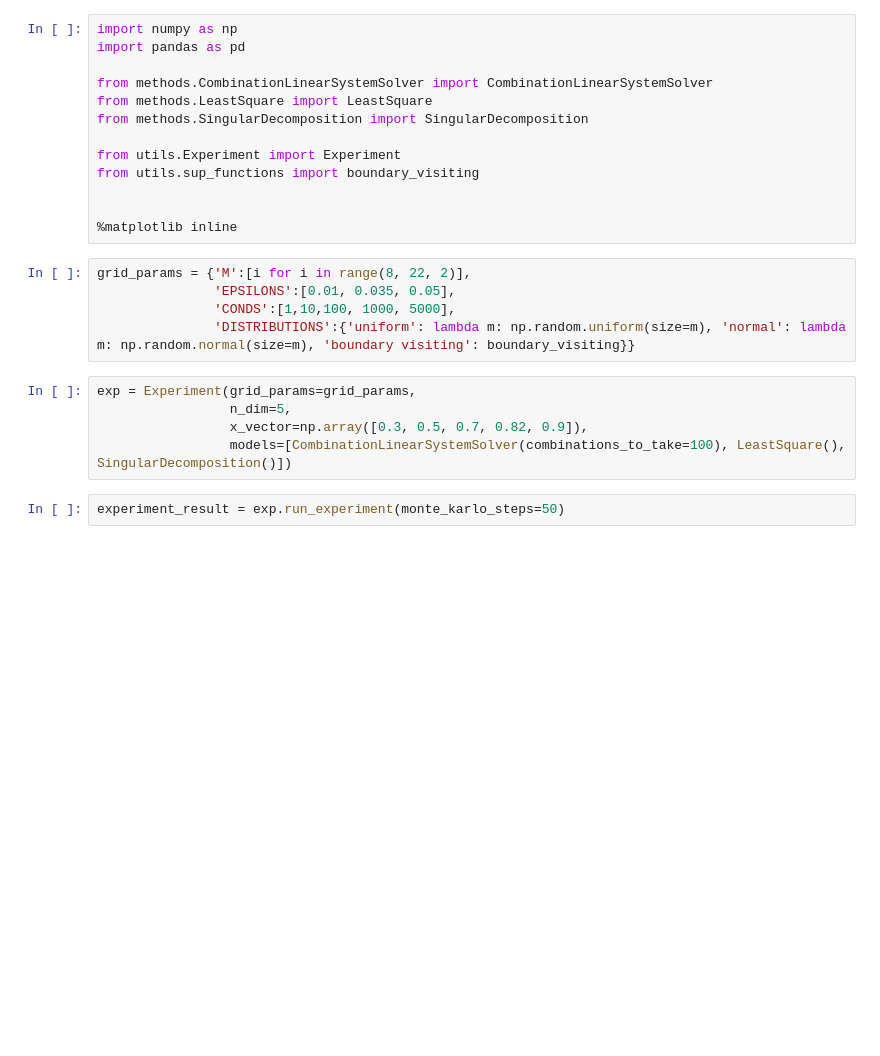
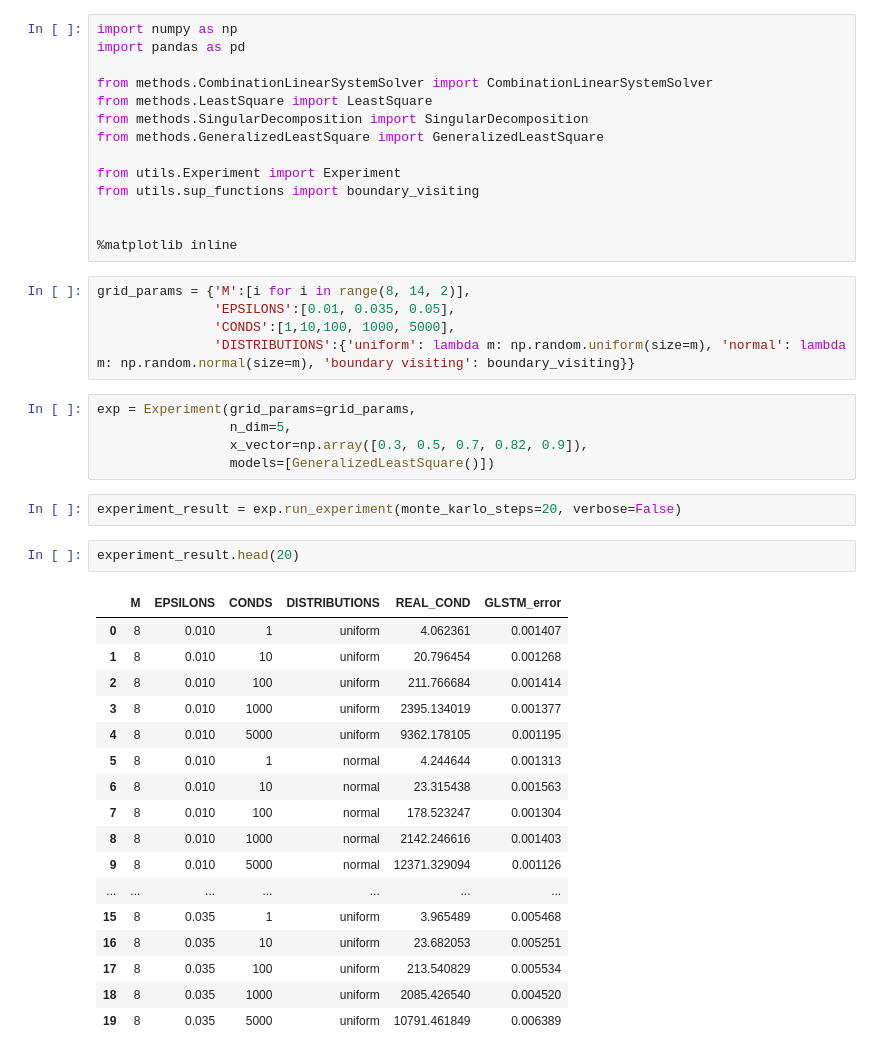
Before and after one commit to VSydorskyy/IASAGameTheory, a Jupyter notebook: example.ipynb, the cells around one changed output. Drawn from its saved outputs; the diff is of its cells as text; blank space fills up the shorter version.

```diff
--- a/example.ipynb
+++ b/example.ipynb
@@ -5,6 +5,7 @@ import pandas as pd
 from methods.CombinationLinearSystemSolver import CombinationLinearSystemSolver
 from methods.LeastSquare import LeastSquare
 from methods.SingularDecomposition import SingularDecomposition
+from methods.GeneralizedLeastSquare import GeneralizedLeastSquare
 
 from utils.Experiment import Experiment
 from utils.sup_functions import boundary_visiting
@@ -12,7 +13,7 @@ from utils.sup_functions import boundary_visiting
 
 %matplotlib inline
 # %%
-grid_params = {'M':[i for i in range(8, 22, 2)],
+grid_params = {'M':[i for i in range(8, 14, 2)],
                'EPSILONS':[0.01, 0.035, 0.05],
                'CONDS':[1,10,100, 1000, 5000],
                'DISTRIBUTIONS':{'uniform': lambda m: np.random.uniform(size=m), 'normal': lambda m: np.random.normal(size=m), 'boundary visiting': boundary_visiting}}
@@ -20,7 +21,27 @@ grid_params = {'M':[i for i in range(8, 22, 2)],
 exp = Experiment(grid_params=grid_params,
                  n_dim=5,
                  x_vector=np.array([0.3, 0.5, 0.7, 0.82, 0.9]),
-                 models=[CombinationLinearSystemSolver(combinations_to_take=100), LeastSquare(), SingularDecomposition()])
+                 models=[GeneralizedLeastSquare()])
 # %%
-experiment_result = exp.run_experiment(monte_karlo_steps=50)
+experiment_result = exp.run_experiment(monte_karlo_steps=20, verbose=False)
+# %%
+experiment_result.head(20)
+# %% [output]
+|  | M | EPSILONS | CONDS | DISTRIBUTIONS | REAL_COND | GLSTM_error |
+| 0 | 8 | 0.010 | 1 | uniform | 4.062361 | 0.001407 |
+| 1 | 8 | 0.010 | 10 | uniform | 20.796454 | 0.001268 |
+| 2 | 8 | 0.010 | 100 | uniform | 211.766684 | 0.001414 |
+| 3 | 8 | 0.010 | 1000 | uniform | 2395.134019 | 0.001377 |
+| 4 | 8 | 0.010 | 5000 | uniform | 9362.178105 | 0.001195 |
+| 5 | 8 | 0.010 | 1 | normal | 4.244644 | 0.001313 |
+| 6 | 8 | 0.010 | 10 | normal | 23.315438 | 0.001563 |
+| 7 | 8 | 0.010 | 100 | normal | 178.523247 | 0.001304 |
+| 8 | 8 | 0.010 | 1000 | normal | 2142.246616 | 0.001403 |
+| 9 | 8 | 0.010 | 5000 | normal | 12371.329094 | 0.001126 |
+| ... | ... | ... | ... | ... | ... | ... |
+| 15 | 8 | 0.035 | 1 | uniform | 3.965489 | 0.005468 |
+| 16 | 8 | 0.035 | 10 | uniform | 23.682053 | 0.005251 |
+| 17 | 8 | 0.035 | 100 | uniform | 213.540829 | 0.005534 |
+| 18 | 8 | 0.035 | 1000 | uniform | 2085.426540 | 0.004520 |
+| 19 | 8 | 0.035 | 5000 | uniform | 10791.461849 | 0.006389 |
 # %%
```
Also changed, not shown: parts of 2 cells of this notebook, 1 other file.
